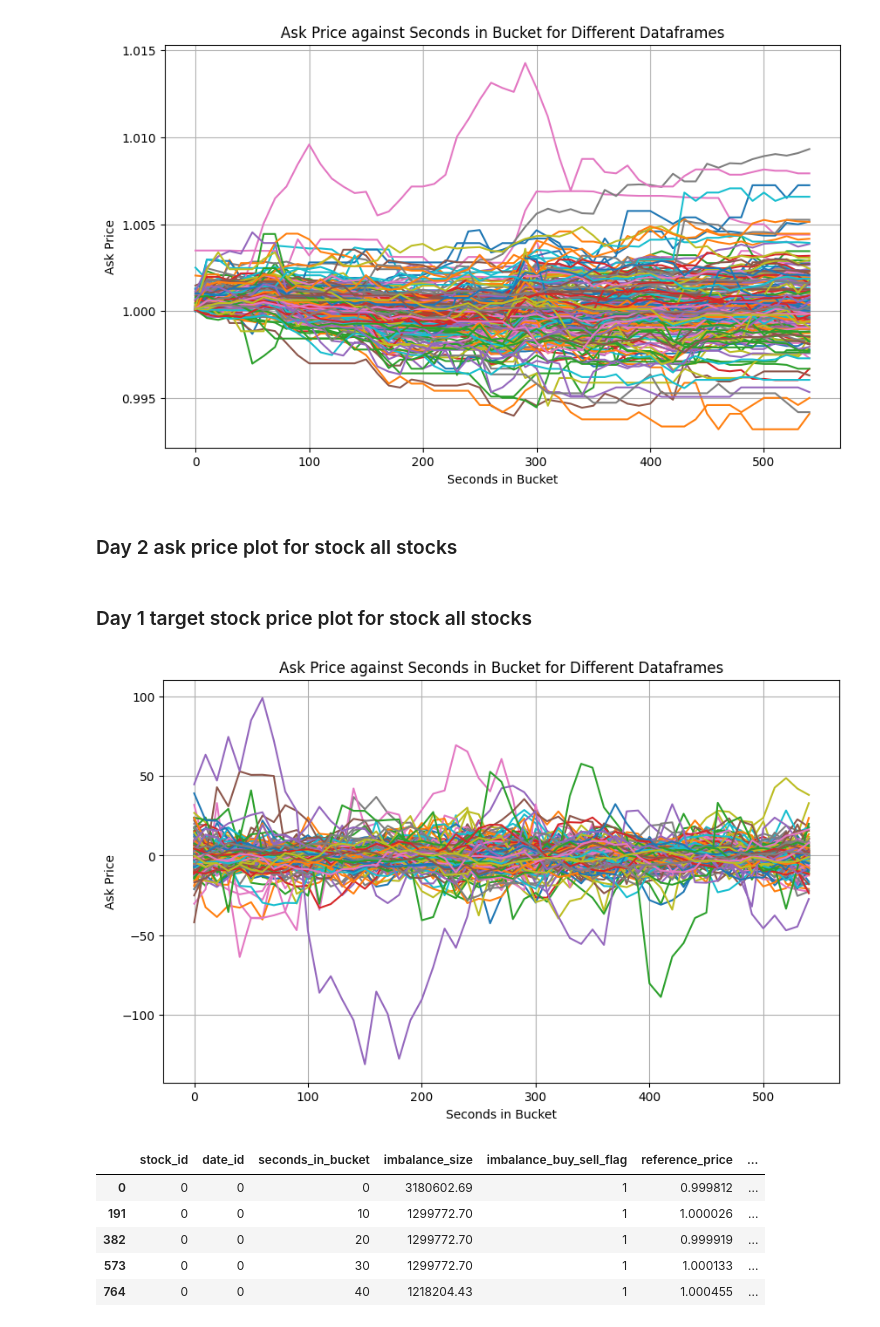
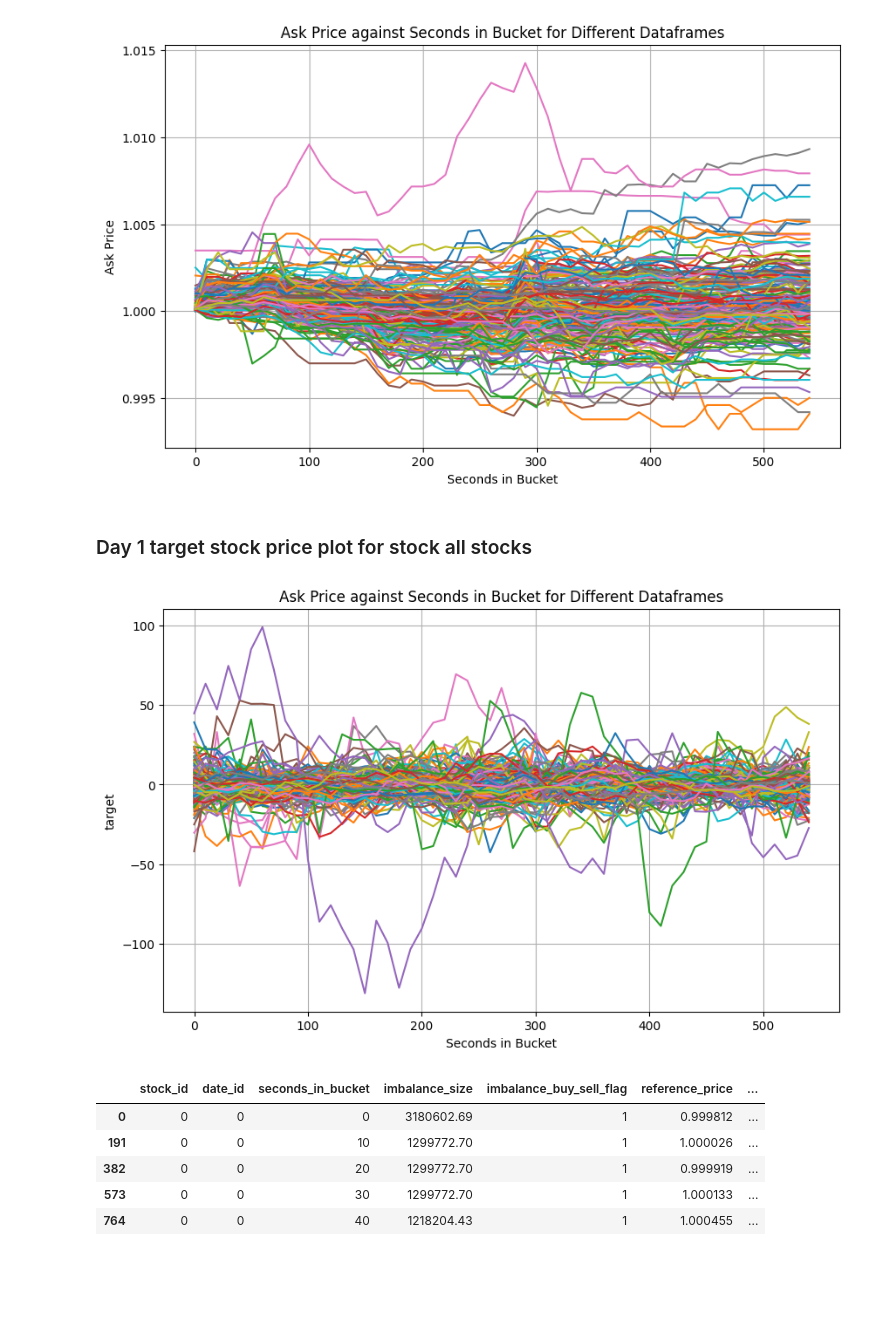
Before and after one commit to LucasTexier/Optiver_challenge, a Jupyter notebook: Optiver_challenge.ipynb, the cells around one changed output. Drawn from its saved outputs; the diff is of its cells as text; code cells hidden in the pictures; blank space fills up the shorter version.

```diff
--- a/Optiver_challenge.ipynb
+++ b/Optiver_challenge.ipynb
@@ -106,26 +108,24 @@ plt.grid(True)
 plt.show()
 # %% [output]
 [figure]
-# %% [markdown]
-### Day 2 ask price plot for stock all stocks
 # %% [markdown]
 ### Day 1 target stock price plot for stock all stocks
 # %%
 
 plt.figure(figsize=(10, 6))  # Create a figure to hold the plots
 
 for i in range(len(groupes)):
     a = groupes[i][groupes[i]['date_id'] == 1]
     plt.plot( a['seconds_in_bucket'],a['target'], label=f'Dataframe {i}')  # Plot ask_price against seconds_in_bucket
 
 plt.xlabel('Seconds in Bucket')
-plt.ylabel('Ask Price')
+plt.ylabel('target')
 plt.title('Ask Price against Seconds in Bucket for Different Dataframes')
 #plt.legend()  # Show the legend for different dataframes
 plt.grid(True)
 plt.show()
 # %% [output]
-[figure, old version]
+[figure, new version]
 # %%
 groupes[0].head()
 # %% [output]
```
Also changed, not shown: parts of 12 cells of this notebook.
